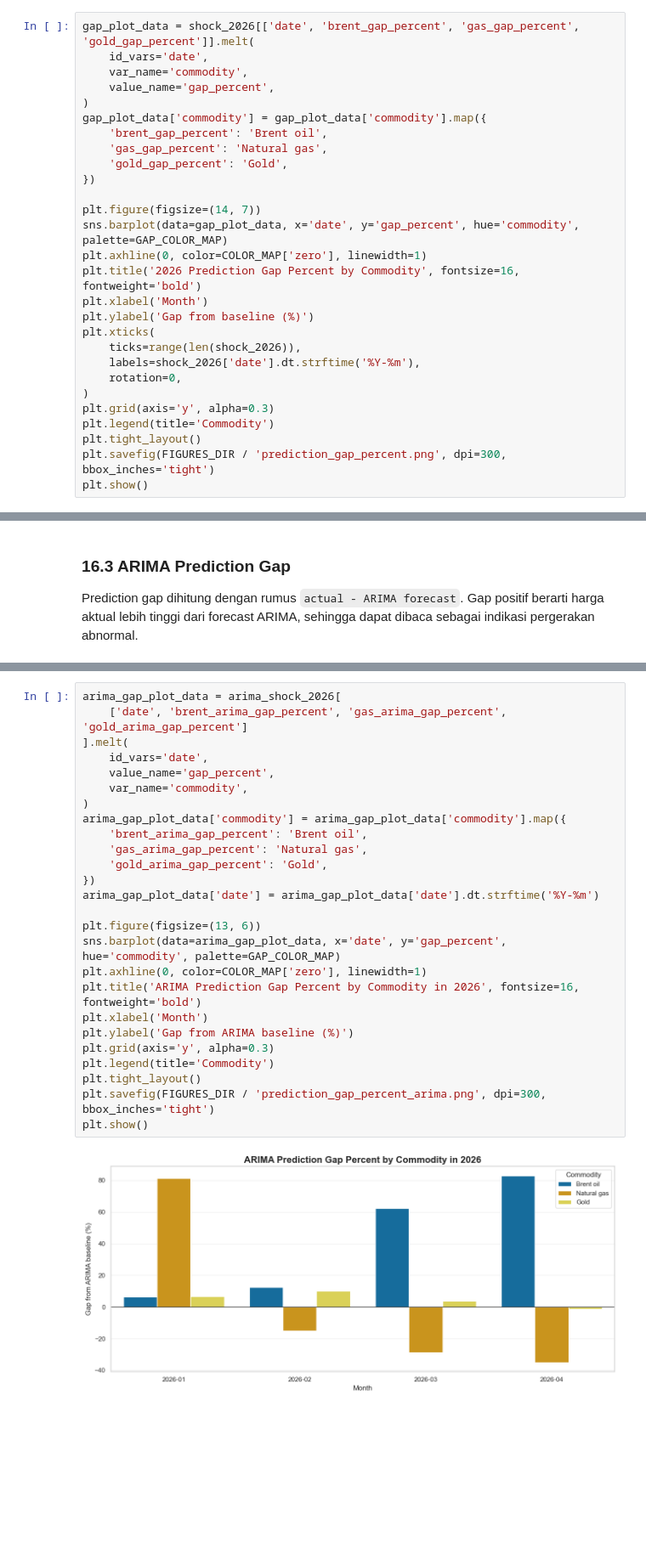
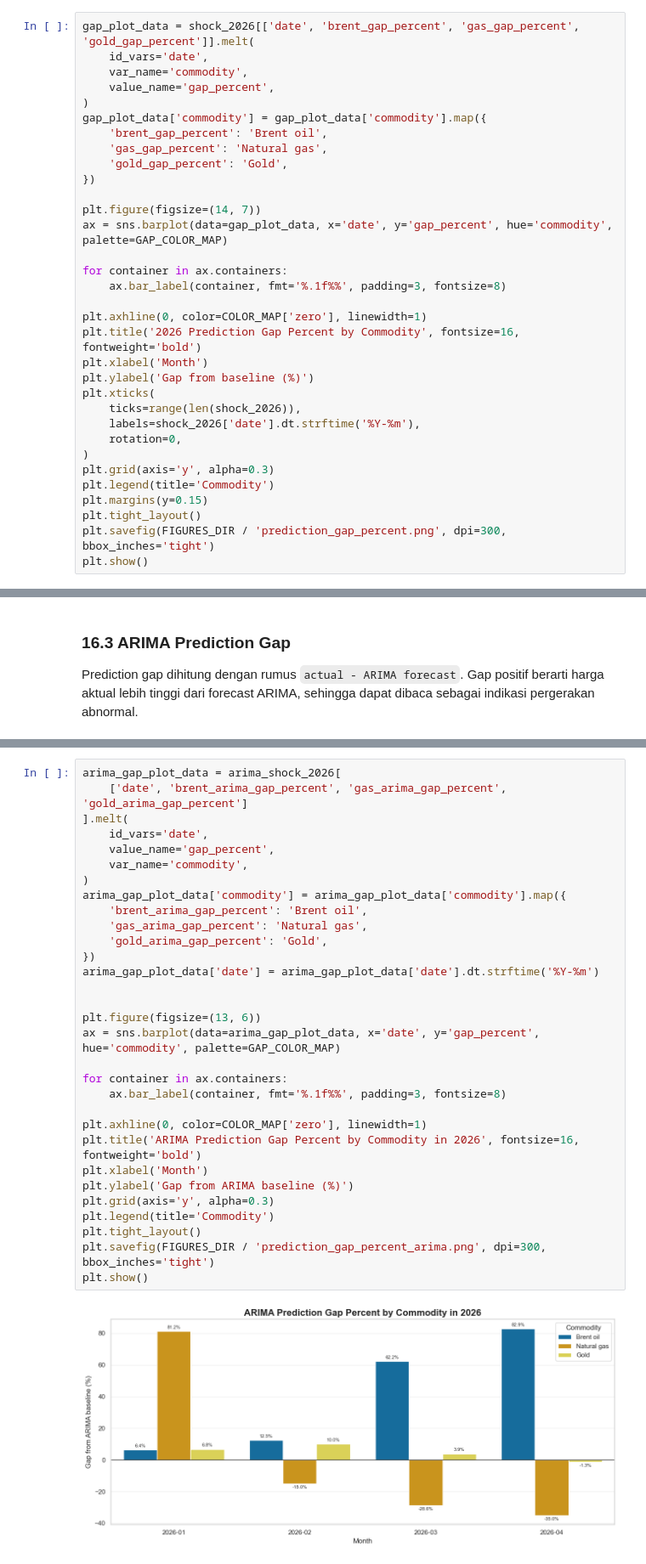
Before and after one commit to danarfthr/machine-learning-final, a Jupyter notebook: global_commodity.ipynb, the cells around one changed output, grey strips where cells are left out. Shown at 85% size. Cells and saved outputs as stored; diff of their text form; blank space fills up the shorter version.

```diff
--- a/global_commodity.ipynb
+++ b/global_commodity.ipynb
@@ -443,7 +451,11 @@ gap_plot_data['commodity'] = gap_plot_data['commodity'].map({
 })
 
 plt.figure(figsize=(14, 7))
-sns.barplot(data=gap_plot_data, x='date', y='gap_percent', hue='commodity', palette=GAP_COLOR_MAP)
+ax = sns.barplot(data=gap_plot_data, x='date', y='gap_percent', hue='commodity', palette=GAP_COLOR_MAP)
+
+for container in ax.containers:
+    ax.bar_label(container, fmt='%.1f%%', padding=3, fontsize=8)
+
 plt.axhline(0, color=COLOR_MAP['zero'], linewidth=1)
 plt.title('2026 Prediction Gap Percent by Commodity', fontsize=16, fontweight='bold')
 plt.xlabel('Month')
@@ -455,6 +467,7 @@ plt.xticks(
 )
 plt.grid(axis='y', alpha=0.3)
 plt.legend(title='Commodity')
+plt.margins(y=0.15)
 plt.tight_layout()
 plt.savefig(FIGURES_DIR / 'prediction_gap_percent.png', dpi=300, bbox_inches='tight')
 plt.show()
@@ -890,31 +907,36 @@ display(arima_shock_2026[arima_gap_columns])
 # %%
 arima_gap_plot_data = arima_shock_2026[
     ['date', 'brent_arima_gap_percent', 'gas_arima_gap_percent', 'gold_arima_gap_percent']
 ].melt(
     id_vars='date',
     value_name='gap_percent',
     var_name='commodity',
 )
 arima_gap_plot_data['commodity'] = arima_gap_plot_data['commodity'].map({
     'brent_arima_gap_percent': 'Brent oil',
     'gas_arima_gap_percent': 'Natural gas',
     'gold_arima_gap_percent': 'Gold',
 })
 arima_gap_plot_data['date'] = arima_gap_plot_data['date'].dt.strftime('%Y-%m')
 
+
 plt.figure(figsize=(13, 6))
-sns.barplot(data=arima_gap_plot_data, x='date', y='gap_percent', hue='commodity', palette=GAP_COLOR_MAP)
+ax = sns.barplot(data=arima_gap_plot_data, x='date', y='gap_percent', hue='commodity', palette=GAP_COLOR_MAP)
+
+for container in ax.containers:
+    ax.bar_label(container, fmt='%.1f%%', padding=3, fontsize=8)
+
 plt.axhline(0, color=COLOR_MAP['zero'], linewidth=1)
 plt.title('ARIMA Prediction Gap Percent by Commodity in 2026', fontsize=16, fontweight='bold')
 plt.xlabel('Month')
 plt.ylabel('Gap from ARIMA baseline (%)')
 plt.grid(axis='y', alpha=0.3)
 plt.legend(title='Commodity')
 plt.tight_layout()
 plt.savefig(FIGURES_DIR / 'prediction_gap_percent_arima.png', dpi=300, bbox_inches='tight')
 plt.show()
 # %% [output]
-[figure, old version]
+[figure, new version]
 # %% [markdown]
 ### 16.4 ARIMA Global Commodity Shock Index
 
```
Also changed, not shown: parts of 4 cells of this notebook.
